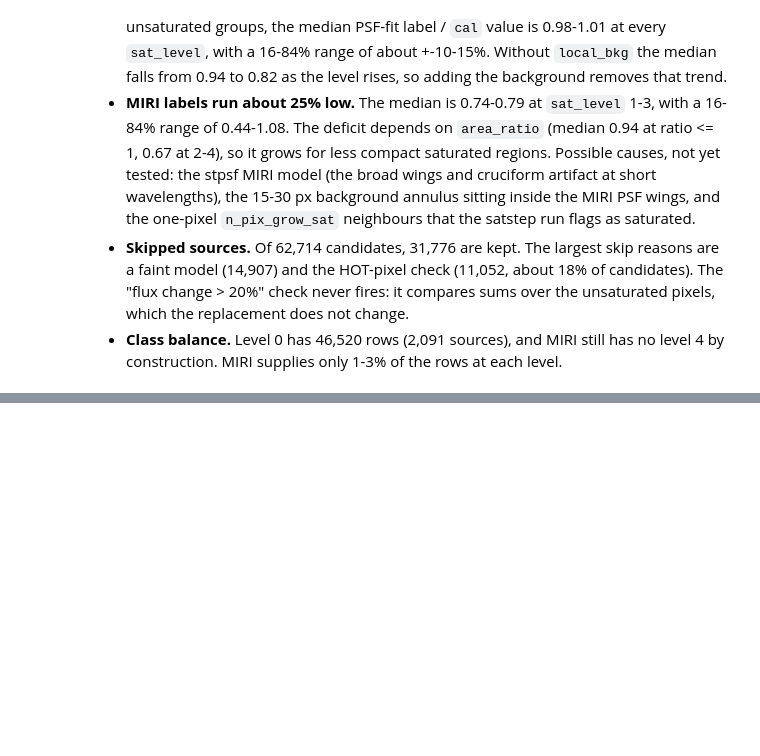
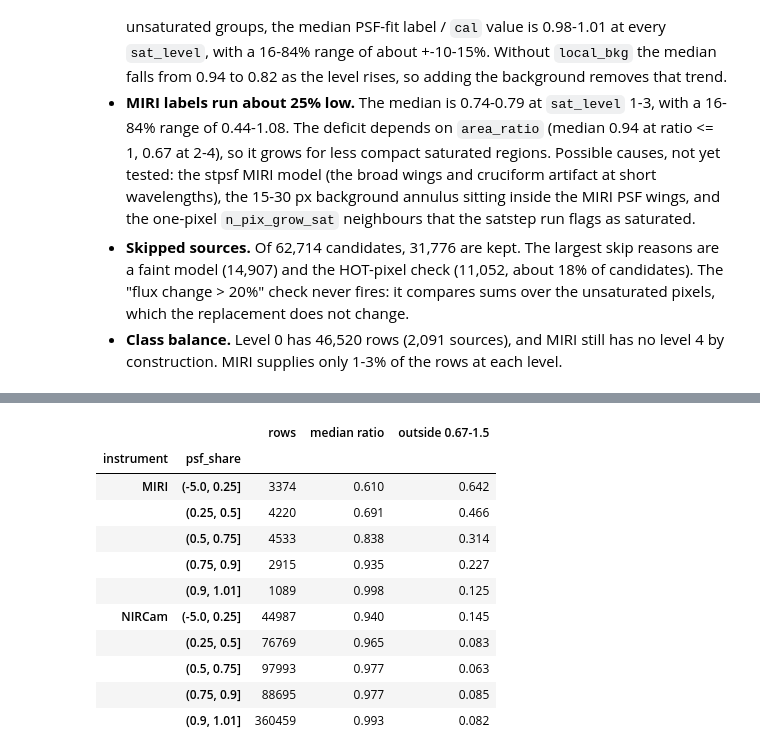
Before and after one commit to tyoo37/w51_sat_recover, a Jupyter notebook: notebooks/report_v2_training_set_20261020.ipynb, the cells around one changed output, grey strips where cells are left out. Cells and saved outputs as stored; diff of their text form; code cells hidden in the pictures; blank space fills up the shorter version.

```diff
--- a/notebooks/report_v2_training_set_20261020.ipynb
+++ b/notebooks/report_v2_training_set_20261020.ipynb
@@ -241,0 +335,15 @@ plt.tight_layout()
+# %%
+by('psf_share', [-5, 0.25, 0.5, 0.75, 0.9, 1.01])
+# %% [output]
+|  |  | rows | median ratio | outside 0.67-1.5 |
+| instrument | psf_share |  |  |  |
+| MIRI | (-5.0, 0.25] | 3374 | 0.610 | 0.642 |
+|  | (0.25, 0.5] | 4220 | 0.691 | 0.466 |
+|  | (0.5, 0.75] | 4533 | 0.838 | 0.314 |
+|  | (0.75, 0.9] | 2915 | 0.935 | 0.227 |
+|  | (0.9, 1.01] | 1089 | 0.998 | 0.125 |
+| NIRCam | (-5.0, 0.25] | 44987 | 0.940 | 0.145 |
+|  | (0.25, 0.5] | 76769 | 0.965 | 0.083 |
+|  | (0.5, 0.75] | 97993 | 0.977 | 0.063 |
+|  | (0.75, 0.9] | 88695 | 0.977 | 0.085 |
+|  | (0.9, 1.01] | 360459 | 0.993 | 0.082 |
```
Also changed, not shown: parts of 10 cells of this notebook.
